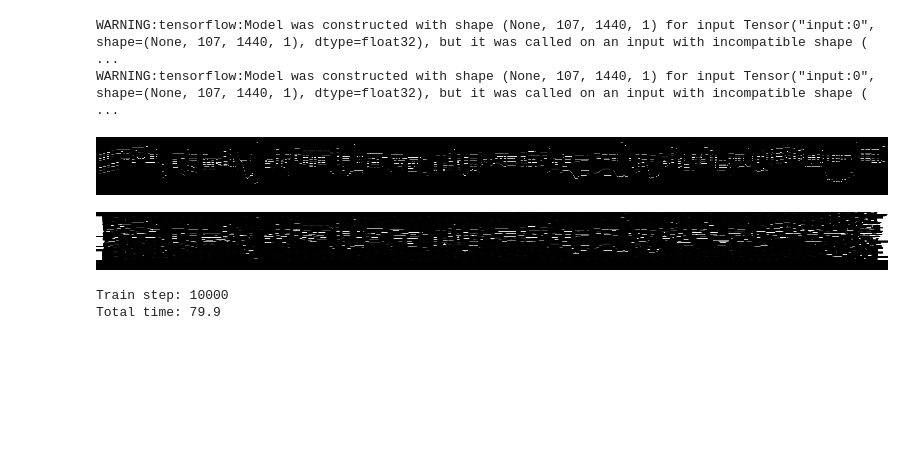
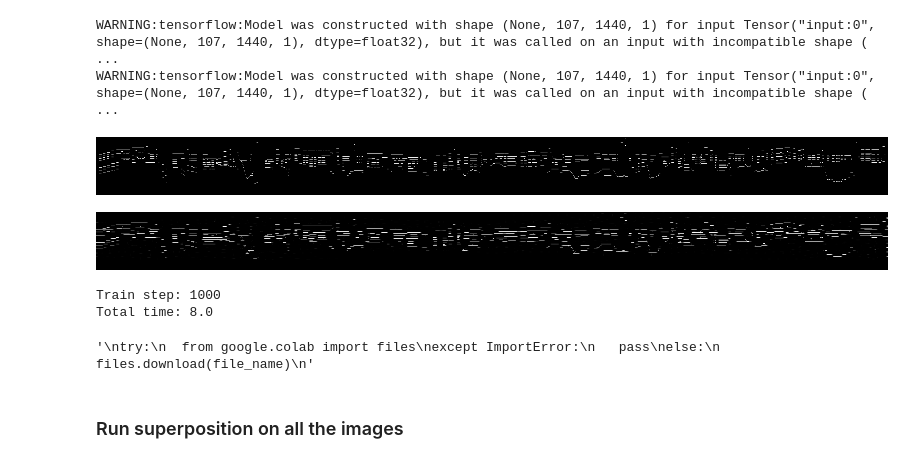
Before and after one commit to yeshwanthv5/musical_chess, a Jupyter notebook: music_style_transfer.ipynb, the cells around one changed output. Drawn from its saved outputs; the diff is of its cells as text; code cells hidden in the pictures; blank space fills up the shorter version.

```diff
--- a/music_style_transfer.ipynb
+++ b/music_style_transfer.ipynb
@@ -128,6 +140,6 @@ model.compile(
 model.fit(
   train_ds,
   validation_data=val_ds,
-  epochs=10
+  epochs=30
 )
 # %% [output]
@@ -215,10 +235,13 @@ def model_layers(layer_names, model):
 from PIL import Image
 import numpy as np
 
-w, h = 720, 1
-x = np.linspace(0, 1, w) # Use game evaluations here
+w, h = 720*2, 1
+x = np.linspace(0.3, 0.9, w) # Use game evaluations here
+# x = np.linspace(0, 8*np.pi*w, w) # Use game evaluations here
+# x = np.sin(x)
+# x = np.ones(w) # Use game evaluations here
 style_image = np.tile(x, (w, 1))
-style_image = style_image[:107, :]
+style_image = style_image[:106, :]
 plt.imshow(style_image, cmap='gray')
 plt.show()
 # %% [output]
@@ -351,7 +405,7 @@ def clip_0_1(image):
 # %%
 opt = tf.optimizers.Adam(learning_rate=0.02, beta_1=0.99, epsilon=1e-1)
 # %%
-style_weight=1e-2
+style_weight=5e-2
 content_weight=1e4
 # %%
 def style_content_loss(outputs):
@@ -396,23 +458,36 @@ WARNING:tensorflow:Model was constructed with shape (None, 107, 1440, 1) for inp
 # %%
 import time
 start = time.time()
 
-epochs = 100
+epochs = 10
 steps_per_epoch = 100
 
 step = 0
 for n in range(epochs):
   for m in range(steps_per_epoch):
     step += 1
     train_step(image)
     print(".", end='')
   display.clear_output(wait=True)
   display.display(tensor_to_image(image))
   print("Train step: {}".format(step))
 
 end = time.time()
 print("Total time: {:.1f}".format(end-start))
 # %% [output]
-[figure, old version]
+[figure, new version]
-Train step: 10000
-Total time: 79.9
+Train step: 1000
+Total time: 8.0
+# %%
+file_name = 'stylized-image.png'
+tensor_to_image(image).save(file_name)
+"""
+try:
+  from google.colab import files
+except ImportError:
+   pass
+else:
+  files.download(file_name)
+"""
+# %% [output]
+'\ntry:\n  from google.colab import files\nexcept ImportError:\n   pass\nelse:\n  files.download(file_name)\n'
@@ -418,0 +496,2 @@ Total time: 79.9
+# %% [markdown]
+### Run superposition on all the images
```
Also changed, not shown: parts of 43 cells of this notebook.
